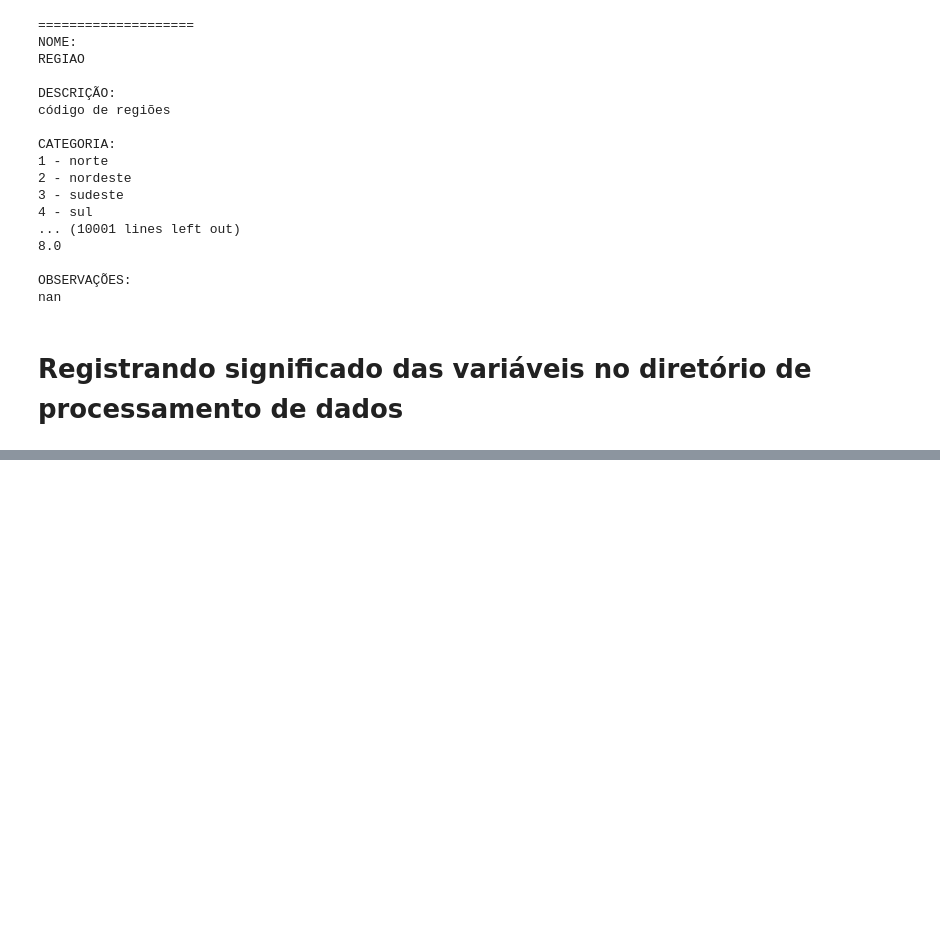
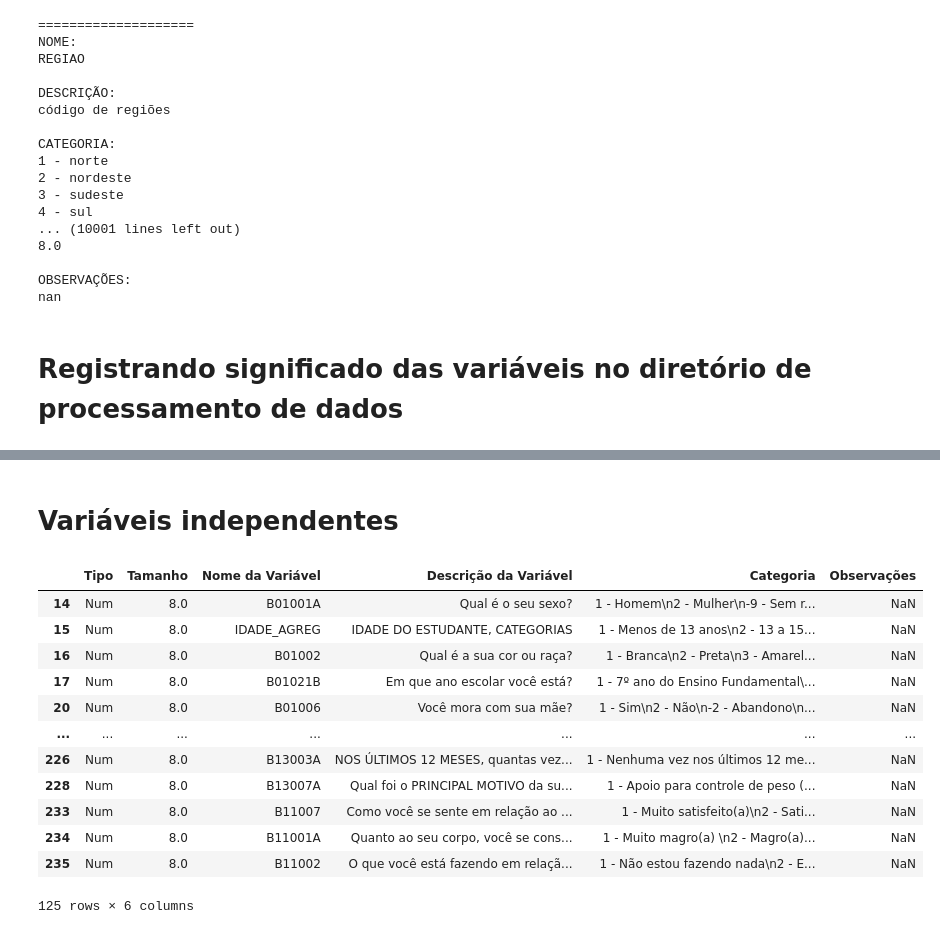
Before and after one commit to brucelucien/2026-02-ppgi-ia-trabalho-final, a Jupyter notebook: codigo/etapa_01_entendimento_dos_dados.ipynb, the cells around one changed output, grey strips where cells are left out. Cells and saved outputs as stored; diff of their text form; code cells hidden in the pictures; blank space fills up the shorter version.

Commit message:
Estudando variáveis dependentes e independentes propostas para o estudo.

```diff
--- a/codigo/etapa_01_entendimento_dos_dados.ipynb
+++ b/codigo/etapa_01_entendimento_dos_dados.ipynb
@@ -16,7 +15,2 @@ import io
 # %% [markdown]
 # Constantes
-# %%
-ENDERECO_DATASET_PENSE = "../dados/brutos/PENSE2024_MICRODADOS.csv"
-ENDERECO_DICIONARIO_MICRODADOS_PENSE = "../documentacao/pense_2024_documentacao/Dicionário Microdados PeNSE2024.xlsx"
-ENDERECO_GERACAO_RESUMO_SIGNIFICADO_VARIAVEIS = '../dados/em_processamento/resumo_significado_variaveis.txt'
-NOVA_LINHA = "\n"
@@ -165,0 +207,20 @@ with open(ENDERECO_GERACAO_RESUMO_SIGNIFICADO_VARIAVEIS, 'w') as arquivo:
+# %% [markdown]
+# Variáveis independentes
+# %%
+variaveis_independentes = df_dicionario[df_dicionario["Nome da Variável"].isin(VARIAVEIS_INDEPENDENTES)]
+# %%
+variaveis_independentes
+# %% [output]
+|  | Tipo | Tamanho | Nome da Variável | Descrição da Variável | Categoria | Observações |
+| 14 | Num | 8.0 | B01001A | Qual é o seu sexo? | 1 - Homem\n2 - Mulher\n-9 - Sem r... | NaN |
+| 15 | Num | 8.0 | IDADE_AGREG | IDADE DO ESTUDANTE, CATEGORIAS | 1 - Menos de 13 anos\n2 - 13 a 15... | NaN |
+| 16 | Num | 8.0 | B01002 | Qual é a sua cor ou raça? | 1 - Branca\n2 - Preta\n3 - Amarel... | NaN |
+| 17 | Num | 8.0 | B01021B | Em que ano escolar você está? | 1 - 7º ano do Ensino Fundamental\... | NaN |
+| 20 | Num | 8.0 | B01006 | Você mora com sua mãe? | 1 - Sim\n2 - Não\n-2 - Abandono\n... | NaN |
+| ... | ... | ... | ... | ... | ... | ... |
+| 226 | Num | 8.0 | B13003A | NOS ÚLTIMOS 12 MESES, quantas vez... | 1 - Nenhuma vez nos últimos 12 me... | NaN |
+| 228 | Num | 8.0 | B13007A | Qual foi o PRINCIPAL MOTIVO da su... | 1 - Apoio para controle de peso (... | NaN |
+| 233 | Num | 8.0 | B11007 | Como você se sente em relação ao ... | 1 - Muito satisfeito(a)\n2 - Sati... | NaN |
+| 234 | Num | 8.0 | B11001A | Quanto ao seu corpo, você se cons... | 1 - Muito magro(a) \n2 - Magro(a)... | NaN |
+| 235 | Num | 8.0 | B11002 | O que você está fazendo em relaçã... | 1 - Não estou fazendo nada\n2 - E... | NaN |
+125 rows × 6 columns
```
Also changed, not shown: parts of 13 cells of this notebook, 3 other files.
